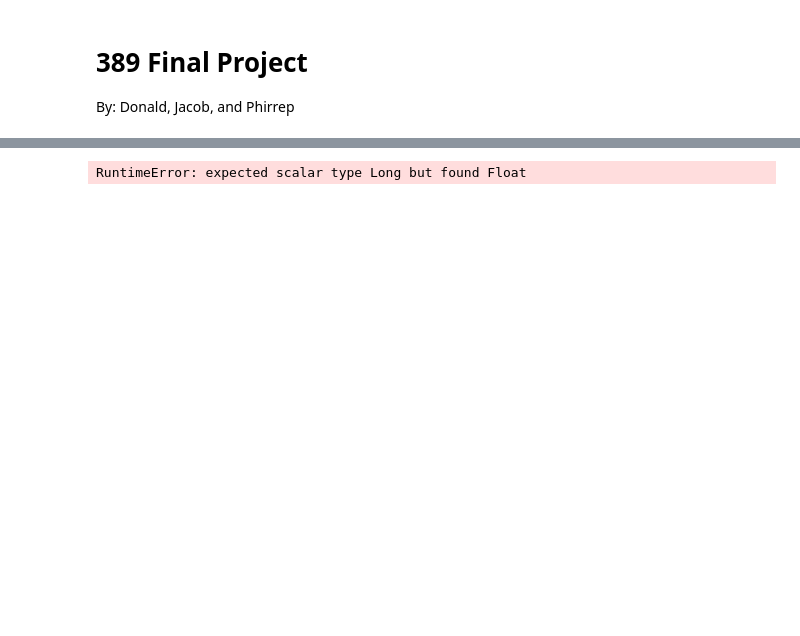
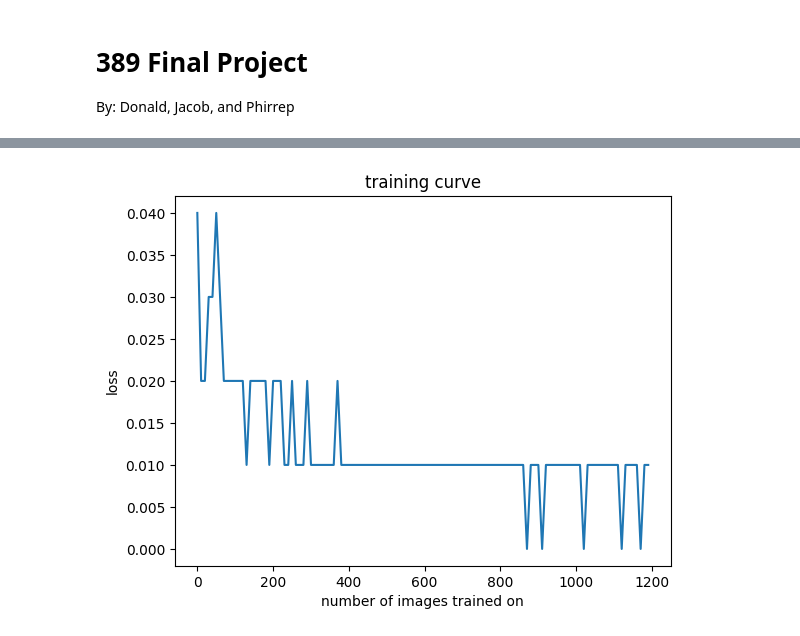
Before and after one commit to TheWelcomer/389-Final-Project, a Jupyter notebook: main.ipynb, the cells around one changed output, grey strips where cells are left out. Drawn from its saved outputs; the diff is of its cells as text; code cells hidden in the pictures; blank space fills up the shorter version.

```diff
--- a/main.ipynb
+++ b/main.ipynb
@@ -206,7 +206,7 @@ def training(model, loss_function, optimizer, train_dataloader, n_epochs, update
             output = model(image)
 
 
-            loss = loss_function(output.float(),label.float())
+            loss = abs(output - label)
 
             loss.backward()
 
@@ -222,27 +222,34 @@ def training(model, loss_function, optimizer, train_dataloader, n_epochs, update
                 losses.append(round(loss.item(), 2)) # This will append your losses for plotting -- please use "loss" as the name for your loss
 
     return model, losses
+# %%
+class CustomMSELoss(nn.Module):
+    def __init__(self):
+        super(CustomMSELoss, self).__init__()
+
+def forward(self, predictions, targets):
+    return 100000*torch.mean((predictions - targets) ** 2)
 # %%
 # Plug in your model, loss function, and optimizer
 # Try out different hyperparameters and different models to see how they perform
 
 lr = 0.02               # The size of the step taken when doing gradient descent
 batch_size = 1        # The number of images being trained on at once
-update_interval = 1   # The number of batches trained on before recording loss
+update_interval = 10   # The number of batches trained on before recording loss
 n_epochs = 1            # The number of times we train through the entire dataset
 
 train_dataset, train_dataloader = loaddataset(batch_size=batch_size)
 
 model = MyMLP(47742, 1)
-loss_function = nn.CrossEntropyLoss()
+loss_function = CustomMSELoss()
 optimizer = torch.optim.SGD(model.parameters(), lr=lr)
 
 trained_model, losses = training(model, loss_function, optimizer, train_dataloader, n_epochs=n_epochs, update_interval=update_interval)
 
 plt.plot(np.arange(len(losses)) * batch_size * update_interval, losses)
 plt.title("training curve")
 plt.xlabel("number of images trained on")
 plt.ylabel("loss")
 plt.show()
 # %% [output]
-RuntimeError: expected scalar type Long but found Float
+[figure, added]
```
Also changed, not shown: parts of 3 cells of this notebook, 2 other files.
